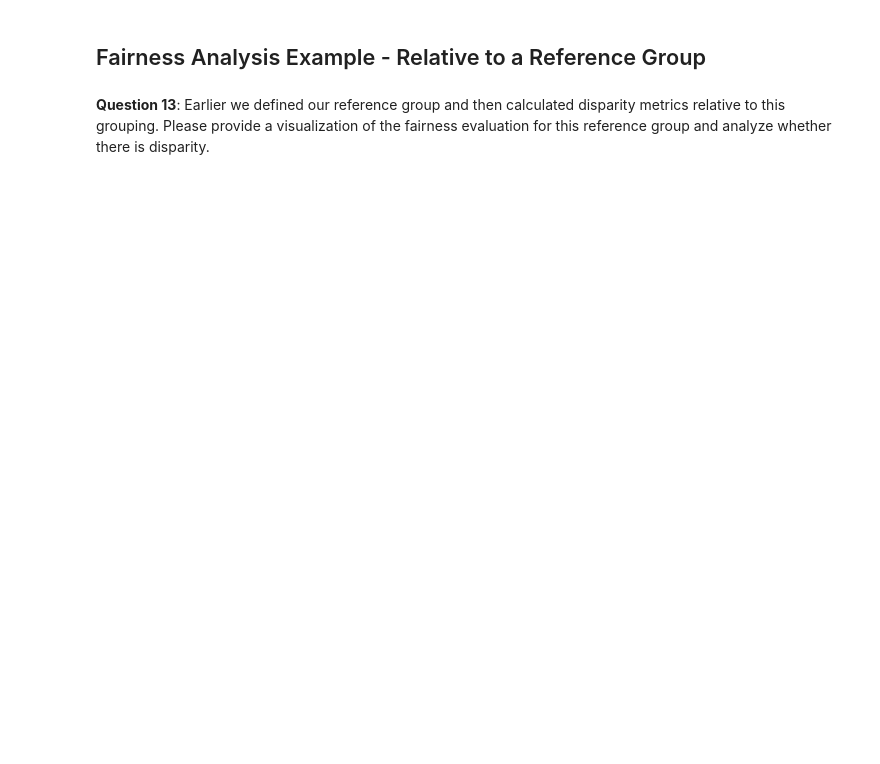
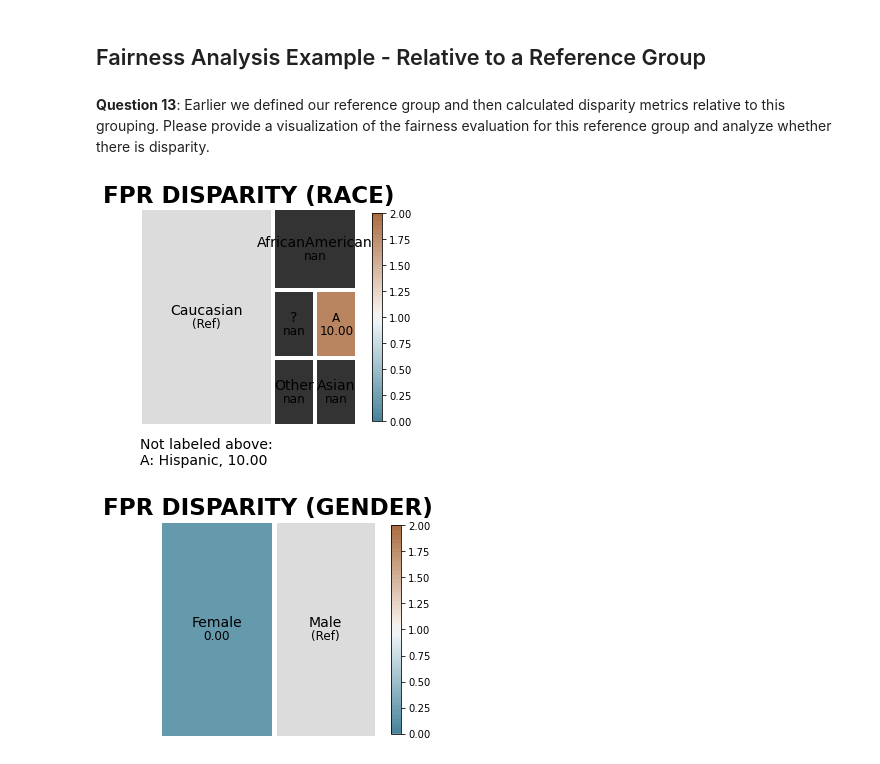
Before and after one commit to ricefields/udacity-project3, a Jupyter notebook: student_project.ipynb, the cells around one changed output. Saved outputs shown, nothing was run; the diff lists cells and outputs as text; code cells hidden in the pictures; blank space fills up the shorter version.

```diff
--- a/student_project.ipynb
+++ b/student_project.ipynb
@@ -1025,0 +1033,10 @@ fdf = f.get_group_value_fairness(bdf)
+# %%
+# Reference group fairness plot
+fpr_disparity = aqp.plot_disparity(bdf, group_metric='fpr_disparity',
+                                   attribute_name='race')
+
+fpr_disparity = aqp.plot_disparity(bdf, group_metric='fpr_disparity',
+                                   attribute_name='gender')
+# %% [output]
+[figure, added]
+[figure, added]
```
Also changed, not shown: parts of 15 cells of this notebook.
